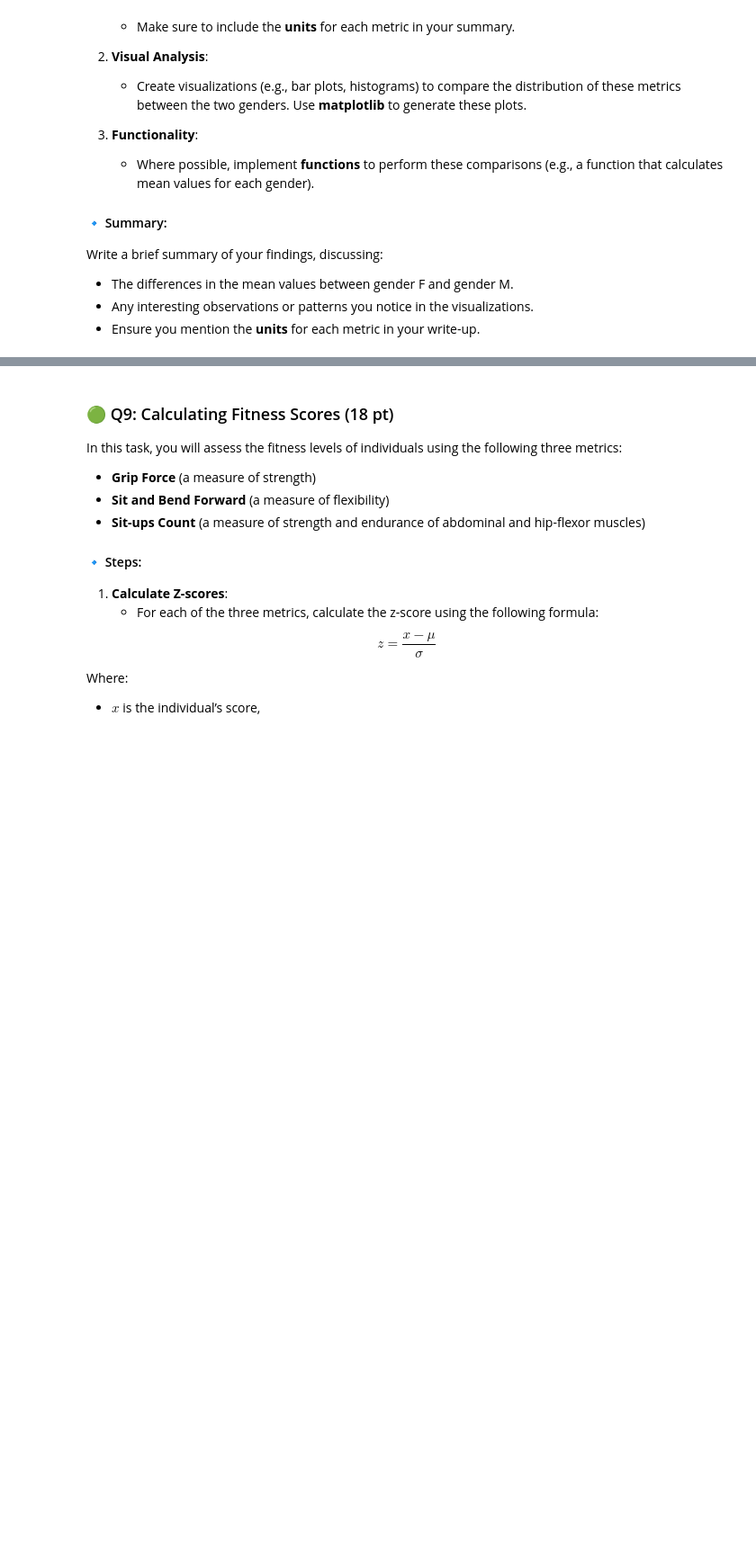
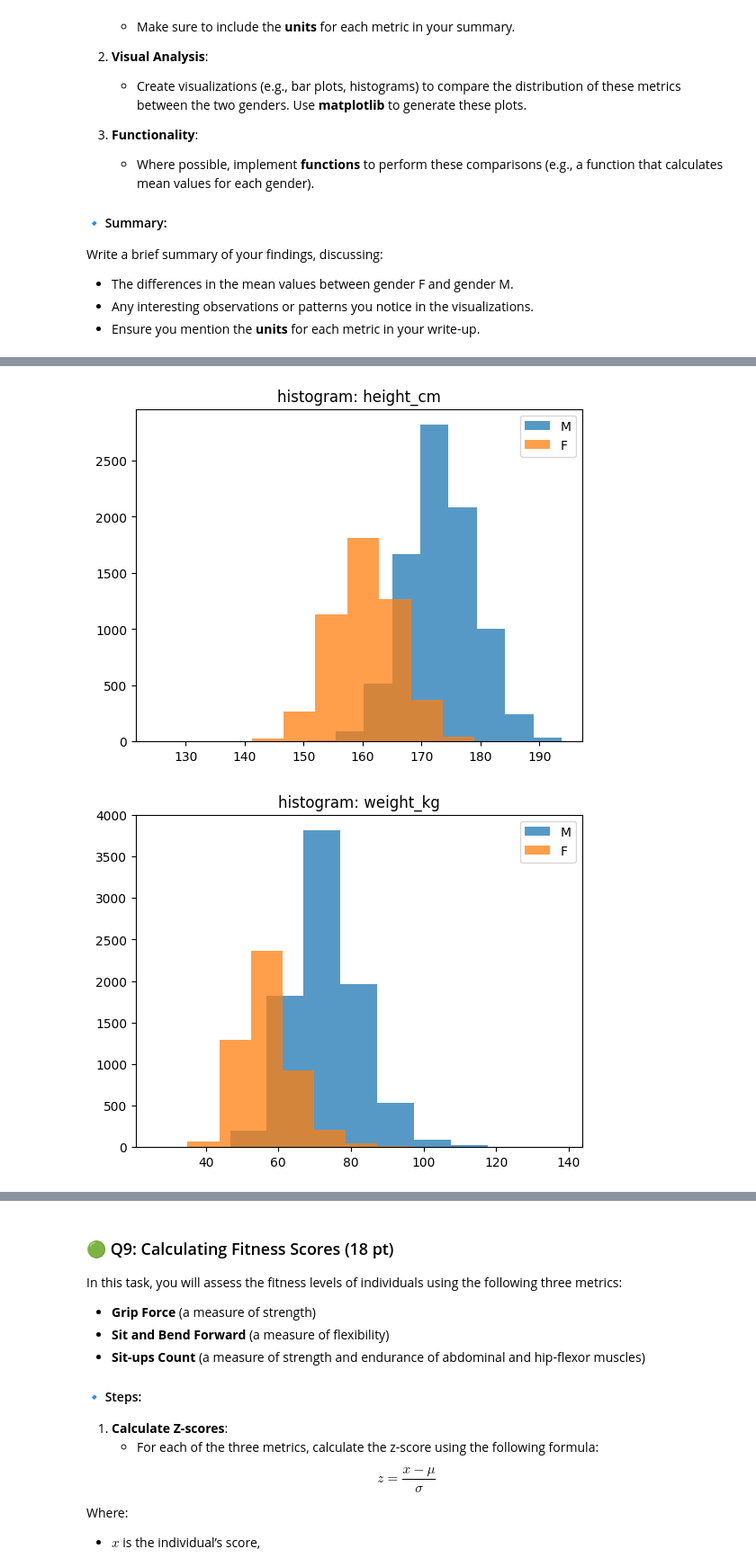
Before and after one commit to franciscothebrady/coursework, a Jupyter notebook: semester_3/si_618/day_1/homework/SI_618_Homework_01.ipynb, the cells around one changed output, grey strips where cells are left out. Shown: that part at 90% size. Drawn from its saved outputs; the diff is of its cells as text; code cells hidden in the pictures; blank space fills up the shorter version.

```diff
--- a/semester_3/si_618/day_1/homework/SI_618_Homework_01.ipynb
+++ b/semester_3/si_618/day_1/homework/SI_618_Homework_01.ipynb
@@ -417,3 +564,19 @@ Write a brief summary of your findings, discussing:
 - The differences in the mean values between gender F and gender M.
 - Any interesting observations or patterns you notice in the visualizations.
 - Ensure you mention the **units** for each metric in your write-up.
+# %%
+# mean by gender
+# body_performance.info()
+# step 1: means by gender
+vars = ['height_cm', 'weight_kg', 'body fat_%', 'gripForce', 'sit and bend forward_cm', 'sit-ups counts']
+
+def group_means(df, vars, group):
+    return df.groupby(group).agg({v: 'mean' for v in vars})
+
+# use function
+gender_means = group_means(body_performance, vars, 'gender')
+print(f'\n mean by gender: {gender_means}')
+
+# print difference of means
+mean_diff = gender_means.diff().dropna()
+print(f'\n mean difference: {mean_diff}')
@@ -419,0 +601,14 @@ Write a brief summary of your findings, discussing:
+# %%
+# step 2: plot
+gender_var = ['M', 'F']
+for v in vars:
+    plt.figure()
+    # by gender
+    for g in gender_var:
+        data = body_performance.where(body_performance.gender == g).dropna()
+        plt.hist(data[v], bins=10, alpha=0.75, label=g)
+        plt.title(f'histogram: {v}')
+        plt.legend()
+# %% [output]
+[figure, added]
+[figure, added]
```
Also changed, not shown: parts of 23 cells of this notebook, 11 other files.
